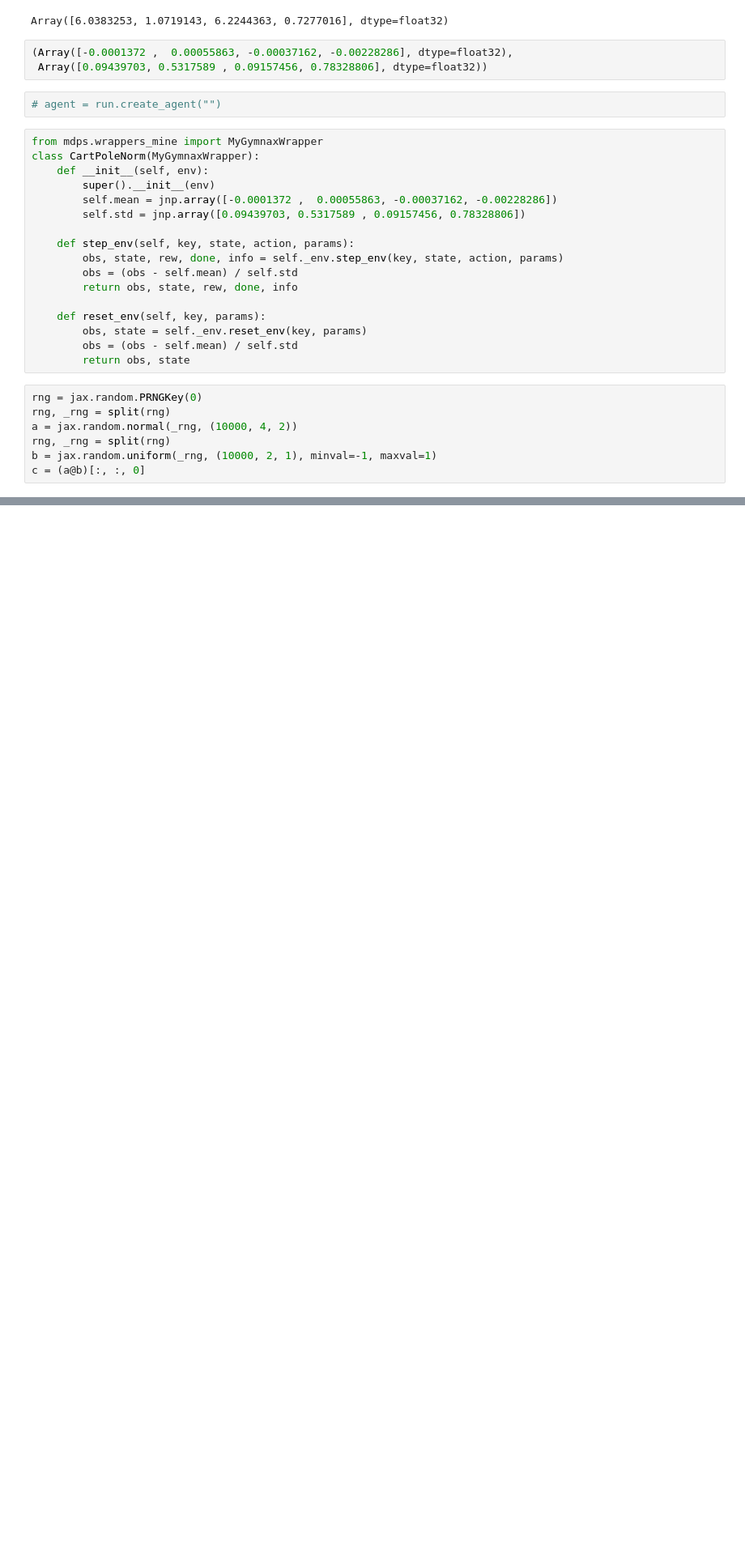
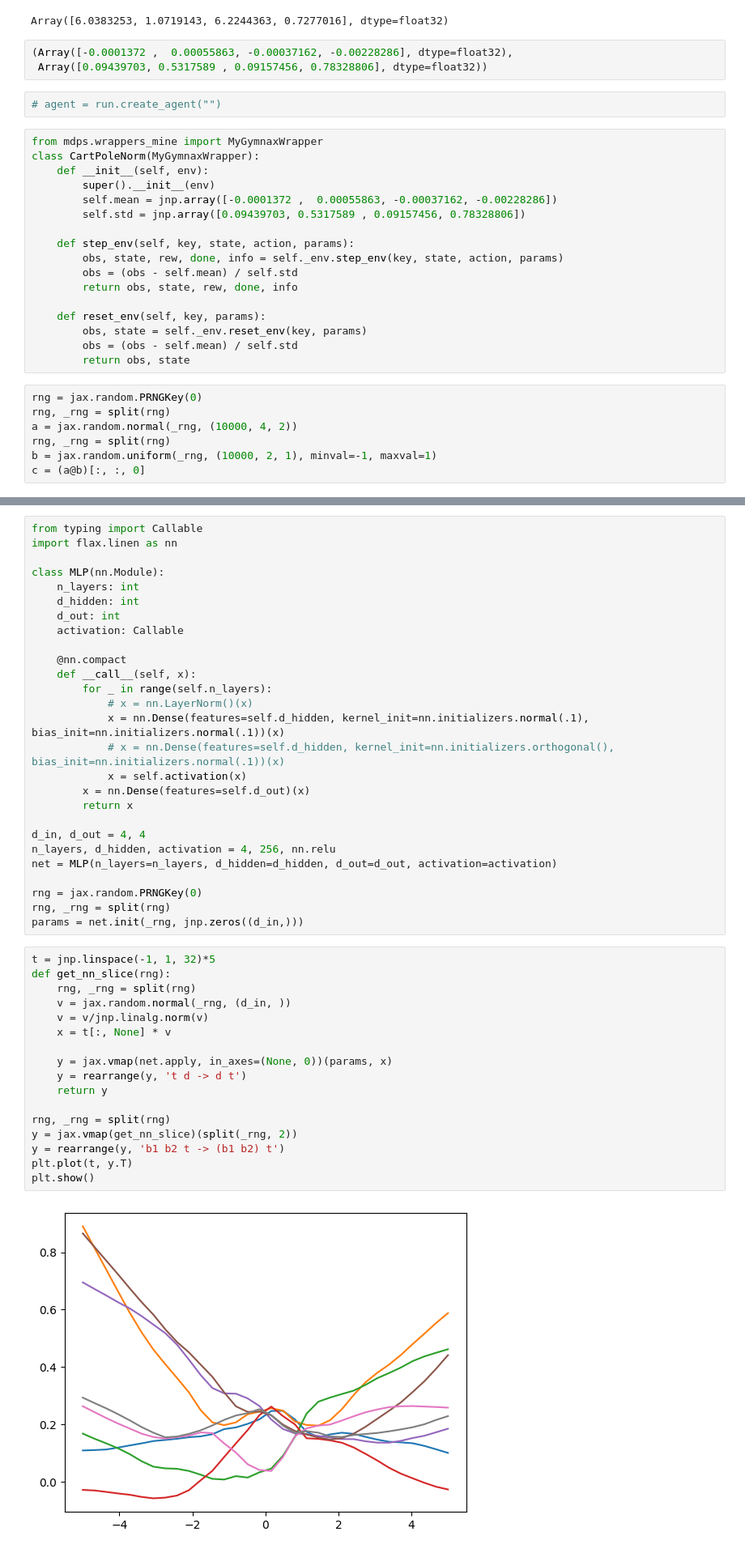
Before and after one commit to akarshkumar0101/synthetic-mdps, a Jupyter notebook: src/temp.ipynb, the cells around one changed output, grey strips where cells are left out. Shown at 81% size. Cells and saved outputs as stored; diff of their text form; blank space fills up the shorter version.

```diff
--- a/src/temp.ipynb
+++ b/src/temp.ipynb
@@ -842,0 +893,46 @@ ValueError: not enough values to unpack (expected 2, got 1)
+# %%
+from typing import Callable
+import flax.linen as nn
+
+class MLP(nn.Module):
+    n_layers: int
+    d_hidden: int
+    d_out: int
+    activation: Callable
+
+    @nn.compact
+    def __call__(self, x):
+        for _ in range(self.n_layers):
+            # x = nn.LayerNorm()(x)
+            x = nn.Dense(features=self.d_hidden, kernel_init=nn.initializers.normal(.1), bias_init=nn.initializers.normal(.1))(x)
+            # x = nn.Dense(features=self.d_hidden, kernel_init=nn.initializers.orthogonal(), bias_init=nn.initializers.normal(.1))(x)
+            x = self.activation(x)
+        x = nn.Dense(features=self.d_out)(x)
+        return x
+
+d_in, d_out = 4, 4
+n_layers, d_hidden, activation = 4, 256, nn.relu
+net = MLP(n_layers=n_layers, d_hidden=d_hidden, d_out=d_out, activation=activation)
+
+rng = jax.random.PRNGKey(0)
+rng, _rng = split(rng)
+params = net.init(_rng, jnp.zeros((d_in,)))
+# %%
+t = jnp.linspace(-1, 1, 32)*5
+def get_nn_slice(rng):
+    rng, _rng = split(rng)
+    v = jax.random.normal(_rng, (d_in, ))
+    v = v/jnp.linalg.norm(v)
+    x = t[:, None] * v
+
+    y = jax.vmap(net.apply, in_axes=(None, 0))(params, x)
+    y = rearrange(y, 't d -> d t')
+    return y
+
+rng, _rng = split(rng)
+y = jax.vmap(get_nn_slice)(split(_rng, 2))
+y = rearrange(y, 'b1 b2 t -> (b1 b2) t')
+plt.plot(t, y.T)
+plt.show()
+# %% [output]
+[figure, added]
```
Also changed, not shown: parts of 9 cells of this notebook, 5 other files.
